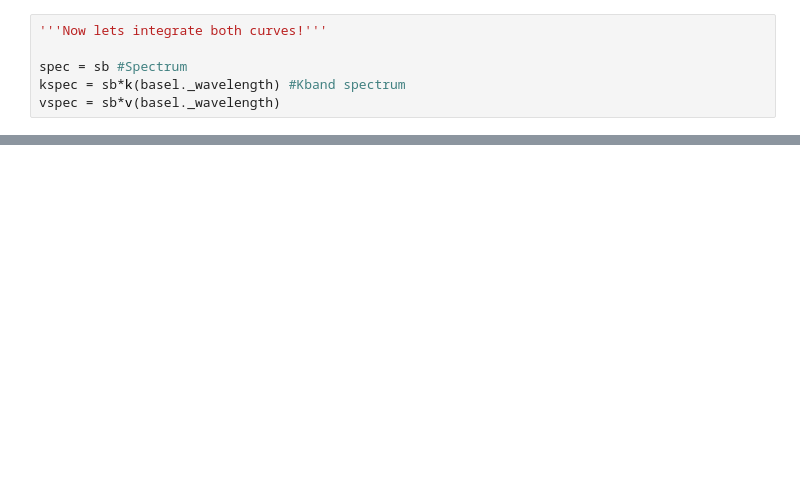
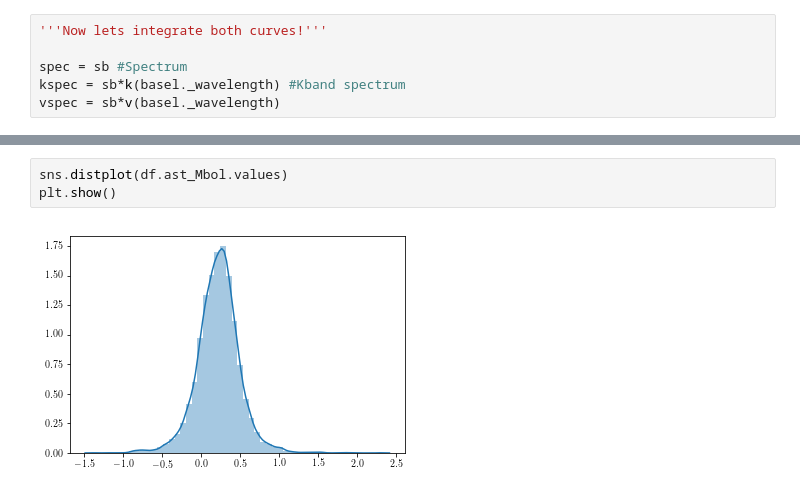
Before and after one commit to ojhall94/GAIA, a Jupyter notebook: Scripts/bolocorr.ipynb, the cells around one changed output, grey strips where cells are left out. Drawn from its saved outputs; the diff is of its cells as text; blank space fills up the shorter version.

```diff
--- a/Scripts/bolocorr.ipynb
+++ b/Scripts/bolocorr.ipynb
@@ -183,0 +200,5 @@ Mv: 2.5625296979665295 $\pm$ 0.20579723532902242
+# %%
+sns.distplot(df.ast_Mbol.values)
+plt.show()
+# %% [output]
+[figure, added]
```
Also changed, not shown: parts of 10 cells of this notebook, 9 other files.
